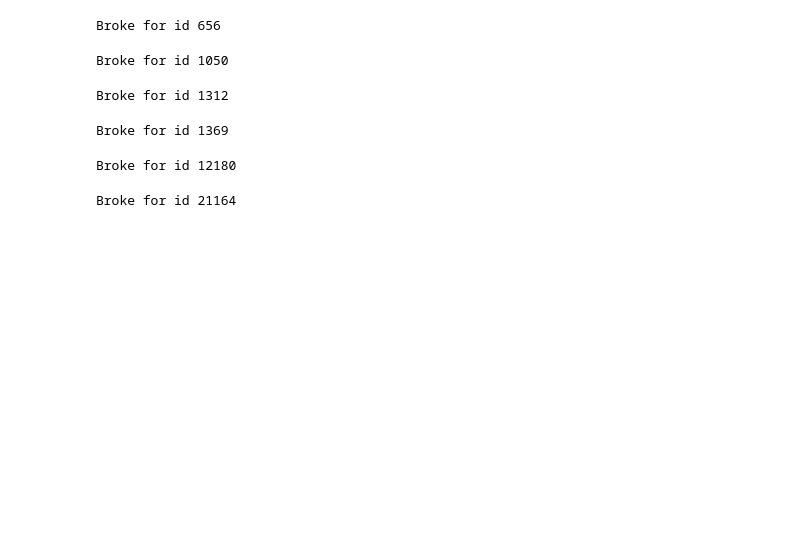
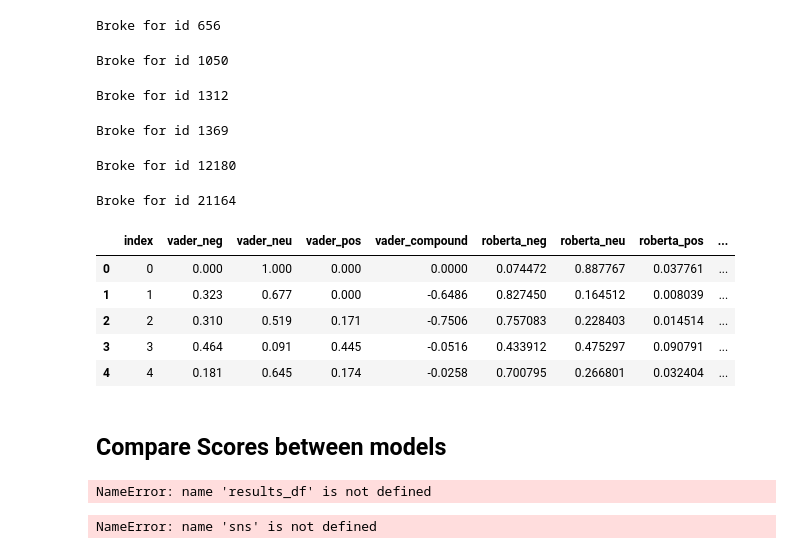
Before and after one commit to reunicorn1/crowd-pulse, a Jupyter notebook: explore_data.ipynb, the cells around one changed output. Saved outputs shown, nothing was run; the diff lists cells and outputs as text; code cells hidden in the pictures; blank space fills up the shorter version.

Commit message:
explore_data.ipynb: Exploring the differences between NLTK and roBERTa

```diff
--- a/explore_data.ipynb
+++ b/explore_data.ipynb
@@ -258,3 +258,27 @@ Broke for id 1312
 Broke for id 1369
 Broke for id 12180
 Broke for id 21164
+# %%
+results_df = pd.DataFrame(res).T
+results_df = results_df.reset_index()
+results_df = results_df.merge(df, how='left')
+# %%
+results_df.head()
+# %% [output]
+|  | index | vader_neg | vader_neu | vader_pos | vader_compound | roberta_neg | roberta_neu | roberta_pos | ... |
+| 0 | 0 | 0.000 | 1.000 | 0.000 | 0.0000 | 0.074472 | 0.887767 | 0.037761 | ... |
+| 1 | 1 | 0.323 | 0.677 | 0.000 | -0.6486 | 0.827450 | 0.164512 | 0.008039 | ... |
+| 2 | 2 | 0.310 | 0.519 | 0.171 | -0.7506 | 0.757083 | 0.228403 | 0.014514 | ... |
+| 3 | 3 | 0.464 | 0.091 | 0.445 | -0.0516 | 0.433912 | 0.475297 | 0.090791 | ... |
+| 4 | 4 | 0.181 | 0.645 | 0.174 | -0.0258 | 0.700795 | 0.266801 | 0.032404 | ... |
+# %% [markdown]
+## Compare Scores between models
+# %%
+results_df.columns
+# %% [output]
+NameError: name 'results_df' is not defined
+# %%
+sns.pairplot(data=results_df, vars=['vader_neg', 'vader_neu', 'vader_pos',
+       'roberta_neg', 'roberta_neu', 'roberta_pos'], palette='tab10')
+# %% [output]
+NameError: name 'sns' is not defined
```
Also changed, not shown: 1 other file.
